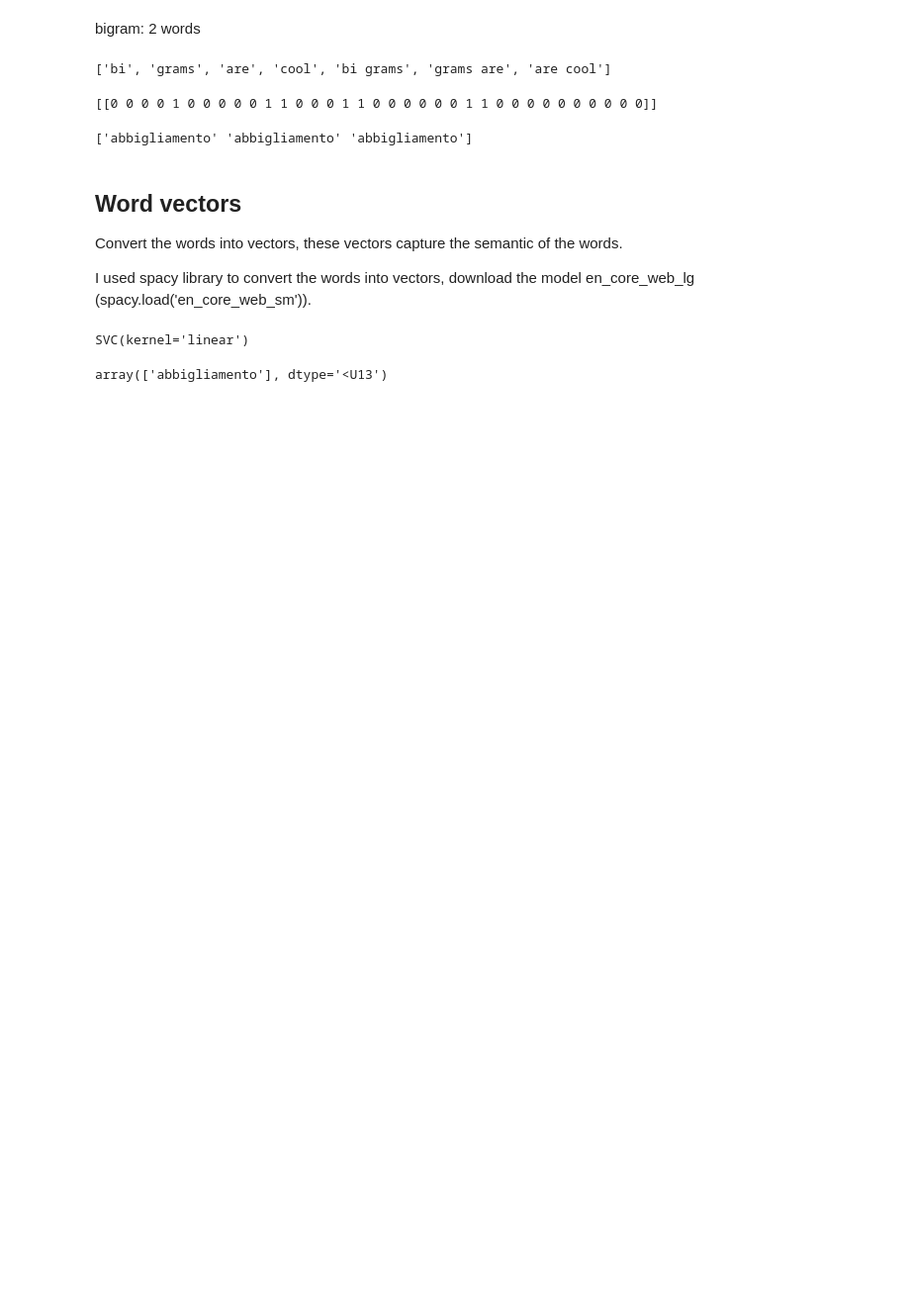
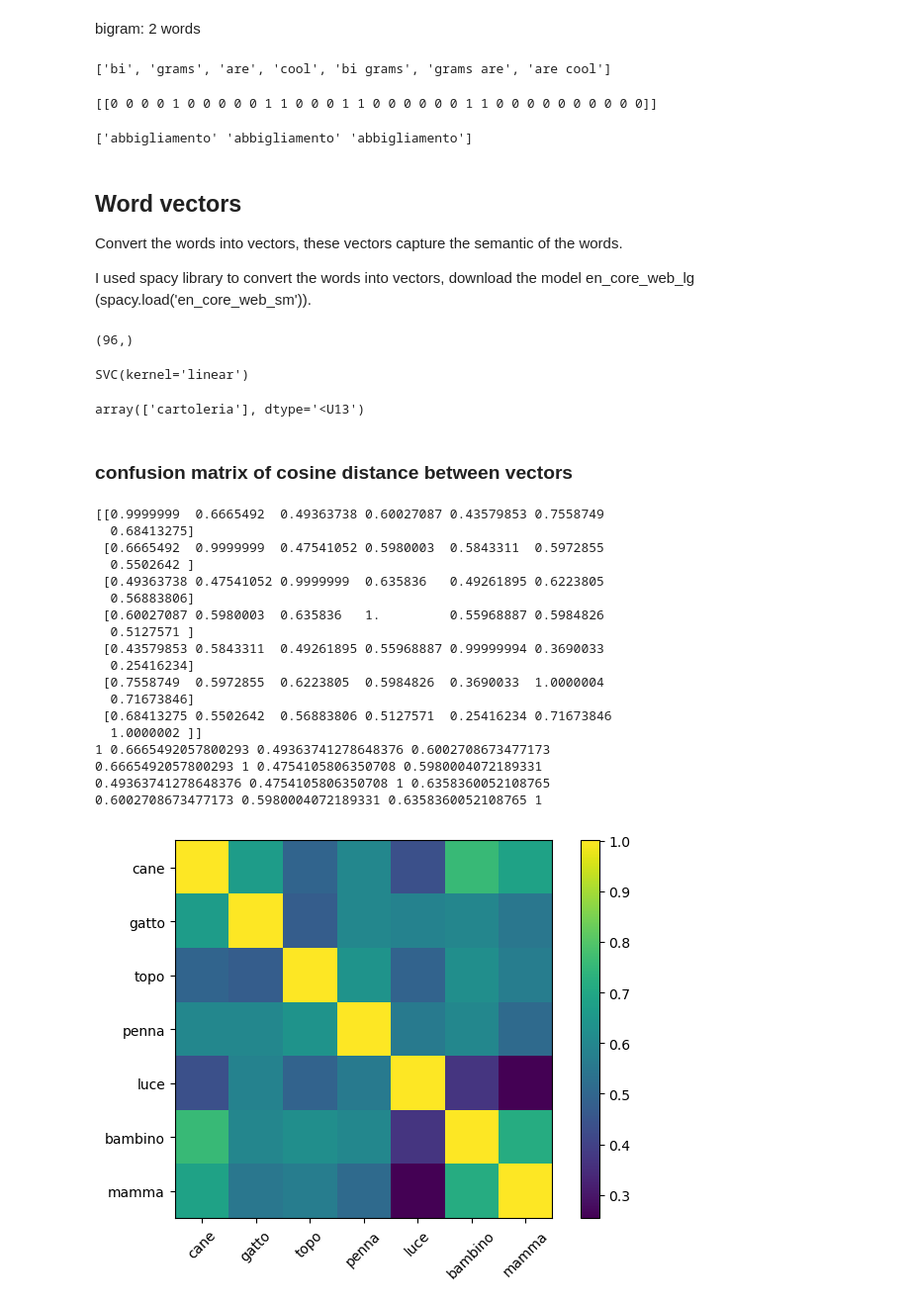
Before and after one commit to Torbidos7/nlp, a Jupyter notebook: nlp_fundamentals.ipynb, the cells around one changed output. Shown at 99% size. Cells and saved outputs as stored; diff of their text form; code cells hidden in the pictures; blank space fills up the shorter version.

Commit message:
cosine similarity and conf matrix

```diff
--- a/nlp_fundamentals.ipynb
+++ b/nlp_fundamentals.ipynb
@@ -74,4 +73,8 @@ vectors = []
 for sentence in senteces:
     doc = nlp(sentence)
     vectors.append(doc.vector)  # numpy.ndarray of size 96
+# %%
+vectors[0].shape
+# %% [output]
+(96,)
 # %%
@@ -81,6 +87,63 @@ clf.fit(vectors, categories)
 # %% [output]
 SVC(kernel='linear')
 # %%
-clf.predict([nlp("I wore a new pair of books").vector]) # it fails for the middle sentence neacuse it has 3 word is a great cathegorized as abbigliamento
+
+clf.predict([nlp("I want new books").vector]) # it fails for the middle sentence neacuse it has 3 word is a great cathegorized as abbigliamento
 # %% [output]
-array(['abbigliamento'], dtype='<U13')
+array(['cartoleria'], dtype='<U13')
+# %% [markdown]
+ ### confusion matrix of cosine distance between vectors
+# %%
+parole = ['cane', 'gatto', 'topo', 'penna', 'luce', 'bambino', 'mamma']
+parole_vectors = []
+for parola in parole:
+    parole_vectors.append(nlp(parola).vector)
+# %%
+#similarity between vectors
+from scipy import spatial
+from sklearn.metrics.pairwise import cosine_similarity
+#import confusion matrix
+# from sklearn.metrics import confusion_matrix
+
+import matplotlib.pyplot as plt
+import numpy as np
+
+#compute similarity between vectors and plot them in confusion matrix
+similarity = cosine_similarity(parole_vectors)
+print(similarity)
+# print(confusion_matrix(similarity, similarity))
+
+#compute the similarity with scipy to see the difference
+print(1- spatial.distance.cosine(parole_vectors[0], parole_vectors[0]), 1- spatial.distance.cosine(parole_vectors[0], parole_vectors[1]), 1- spatial.distance.cosine(parole_vectors[0], parole_vectors[2]), 1- spatial.distance.cosine(parole_vectors[0], parole_vectors[3]))
+print(1- spatial.distance.cosine(parole_vectors[1], parole_vectors[0]), 1- spatial.distance.cosine(parole_vectors[1], parole_vectors[1]), 1- spatial.distance.cosine(parole_vectors[1], parole_vectors[2]), 1- spatial.distance.cosine(parole_vectors[1], parole_vectors[3]))
+print(1- spatial.distance.cosine(parole_vectors[2], parole_vectors[0]), 1- spatial.distance.cosine(parole_vectors[2], parole_vectors[1]), 1- spatial.distance.cosine(parole_vectors[2], parole_vectors[2]), 1- spatial.distance.cosine(parole_vectors[2], parole_vectors[3]))
+print(1- spatial.distance.cosine(parole_vectors[3], parole_vectors[0]), 1- spatial.distance.cosine(parole_vectors[3], parole_vectors[1]), 1- spatial.distance.cosine(parole_vectors[3], parole_vectors[2]), 1- spatial.distance.cosine(parole_vectors[3], parole_vectors[3]))
+
+#plot the cosine similarity with colormap
+plt.imshow(similarity, cmap='viridis', interpolation='nearest')
+plt.colorbar()
+#show the inital words in the plot
+tick_marks = np.arange(len(parole))
+plt.xticks(tick_marks, parole, rotation=45)
+plt.yticks(tick_marks, parole)
+plt.tight_layout()
+# %% [output]
+[[0.9999999  0.6665492  0.49363738 0.60027087 0.43579853 0.7558749
+  0.68413275]
+ [0.6665492  0.9999999  0.47541052 0.5980003  0.5843311  0.5972855
+  0.5502642 ]
+ [0.49363738 0.47541052 0.9999999  0.635836   0.49261895 0.6223805
+  0.56883806]
+ [0.60027087 0.5980003  0.635836   1.         0.55968887 0.5984826
+  0.5127571 ]
+ [0.43579853 0.5843311  0.49261895 0.55968887 0.99999994 0.3690033
+  0.25416234]
+ [0.7558749  0.5972855  0.6223805  0.5984826  0.3690033  1.0000004
+  0.71673846]
+ [0.68413275 0.5502642  0.56883806 0.5127571  0.25416234 0.71673846
+  1.0000002 ]]
+1 0.6665492057800293 0.49363741278648376 0.6002708673477173
+0.6665492057800293 1 0.4754105806350708 0.5980004072189331
+0.49363741278648376 0.4754105806350708 1 0.6358360052108765
+0.6002708673477173 0.5980004072189331 0.6358360052108765 1
+[figure, added]
```
Also changed, not shown: parts of 3 cells of this notebook.
